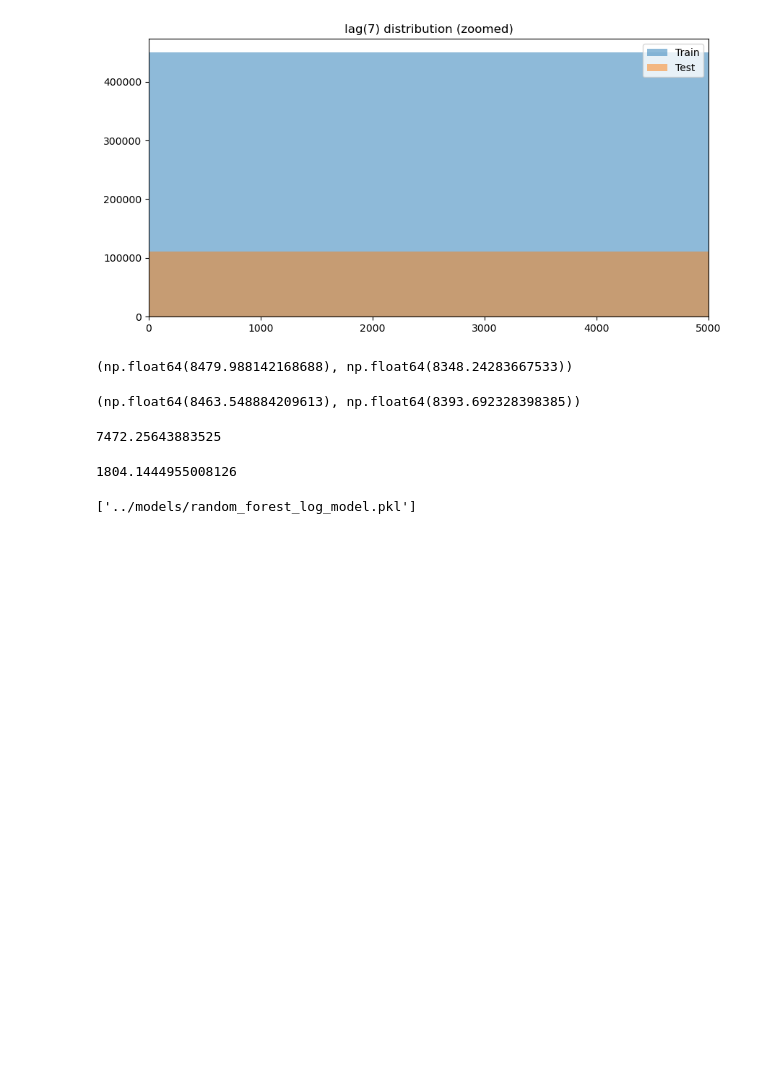
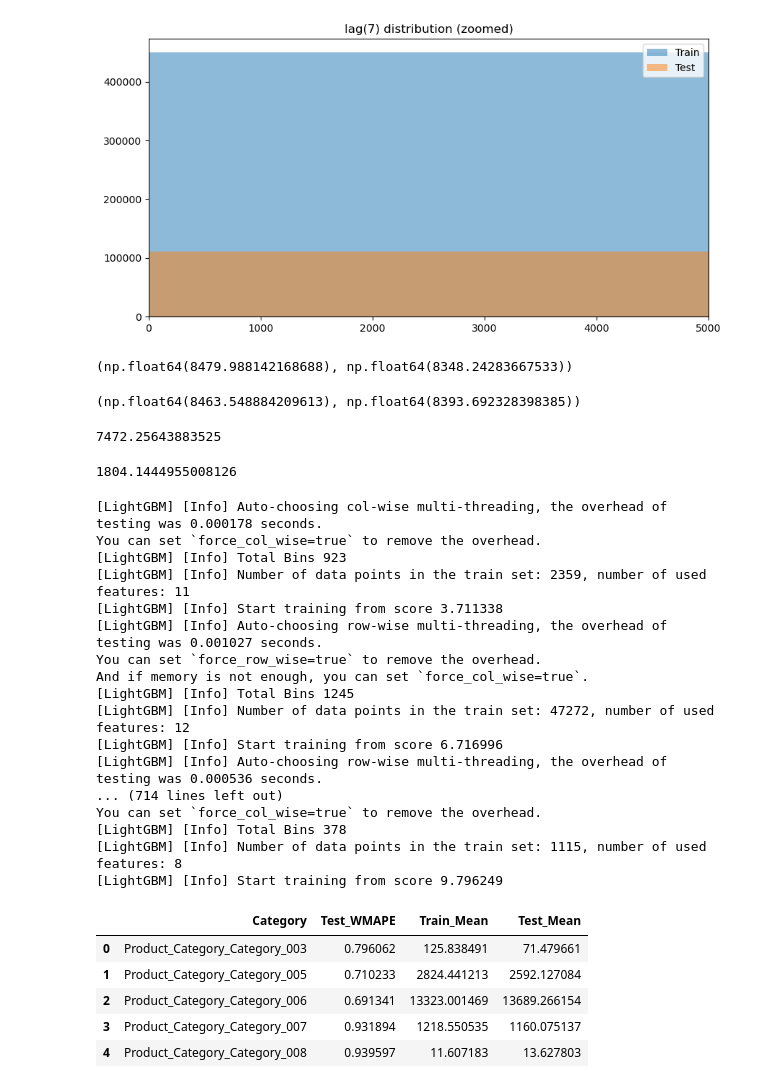
Before and after one commit to Jenish045/drift-aware-demand-forecasting-ml, a Jupyter notebook: notebooks/03_global_ml_model.ipynb, the cells around one changed output. Cells and saved outputs as stored; diff of their text form; code cells hidden in the pictures; blank space fills up the shorter version.

```diff
--- a/notebooks/03_global_ml_model.ipynb
+++ b/notebooks/03_global_ml_model.ipynb
@@ -511,9 +758,3 @@ mae_window2
 
 # This highlights that even in the absence of strong drift signals,
 # scheduled retraining can enhance forecasting stability.
-# %%
-import joblib
-
-joblib.dump(rf_log, "../models/random_forest_log_model.pkl")
-# %% [output]
-['../models/random_forest_log_model.pkl']
@@ -519,0 +763,70 @@ joblib.dump(rf_log, "../models/random_forest_log_model.pkl")
+# %%
+drift_results = []
+
+for category_col in category_columns:
+
+    df_cat = df_clipped[df_clipped[category_col] == 1].copy()
+
+    if len(df_cat) < 500:
+        continue
+
+    df_cat = df_cat.sort_values("Date")
+
+    split_index = int(len(df_cat) * 0.8)
+
+    train_df = df_cat.iloc[:split_index]
+    test_df = df_cat.iloc[split_index:]
+
+    X_train = train_df[feature_columns]
+    y_train_log = np.log1p(train_df["Order_Demand"])
+
+    X_test = test_df[feature_columns]
+    y_test = test_df["Order_Demand"]
+
+    model = LGBMRegressor(
+        n_estimators=300,
+        learning_rate=0.05,
+        random_state=42
+    )
+
+    model.fit(X_train, y_train_log)
+
+    pred_log = model.predict(X_test)
+    pred_actual = np.expm1(pred_log)
+
+    wmape_score = wmape(y_test, pred_actual)
+
+    drift_results.append({
+        "Category": category_col,
+        "Test_WMAPE": wmape_score,
+        "Train_Mean": train_df["Order_Demand"].mean(),
+        "Test_Mean": test_df["Order_Demand"].mean()
+    })
+
+drift_df = pd.DataFrame(drift_results)
+
+drift_df.head()
+# %% [output]
+[LightGBM] [Info] Auto-choosing col-wise multi-threading, the overhead of testing was 0.000178 seconds.
+You can set `force_col_wise=true` to remove the overhead.
+[LightGBM] [Info] Total Bins 923
+[LightGBM] [Info] Number of data points in the train set: 2359, number of used features: 11
+[LightGBM] [Info] Start training from score 3.711338
+[LightGBM] [Info] Auto-choosing row-wise multi-threading, the overhead of testing was 0.001027 seconds.
+You can set `force_row_wise=true` to remove the overhead.
+And if memory is not enough, you can set `force_col_wise=true`.
+[LightGBM] [Info] Total Bins 1245
+[LightGBM] [Info] Number of data points in the train set: 47272, number of used features: 12
+[LightGBM] [Info] Start training from score 6.716996
+[LightGBM] [Info] Auto-choosing row-wise multi-threading, the overhead of testing was 0.000536 seconds.
+... (714 lines left out)
+You can set `force_col_wise=true` to remove the overhead.
+[LightGBM] [Info] Total Bins 378
+[LightGBM] [Info] Number of data points in the train set: 1115, number of used features: 8
+[LightGBM] [Info] Start training from score 9.796249
+|  | Category | Test_WMAPE | Train_Mean | Test_Mean |
+| 0 | Product_Category_Category_003 | 0.796062 | 125.838491 | 71.479661 |
+| 1 | Product_Category_Category_005 | 0.710233 | 2824.441213 | 2592.127084 |
+| 2 | Product_Category_Category_006 | 0.691341 | 13323.001469 | 13689.266154 |
+| 3 | Product_Category_Category_007 | 0.931894 | 1218.550535 | 1160.075137 |
+| 4 | Product_Category_Category_008 | 0.939597 | 11.607183 | 13.627803 |
```
Also changed, not shown: parts of 17 cells of this notebook.
